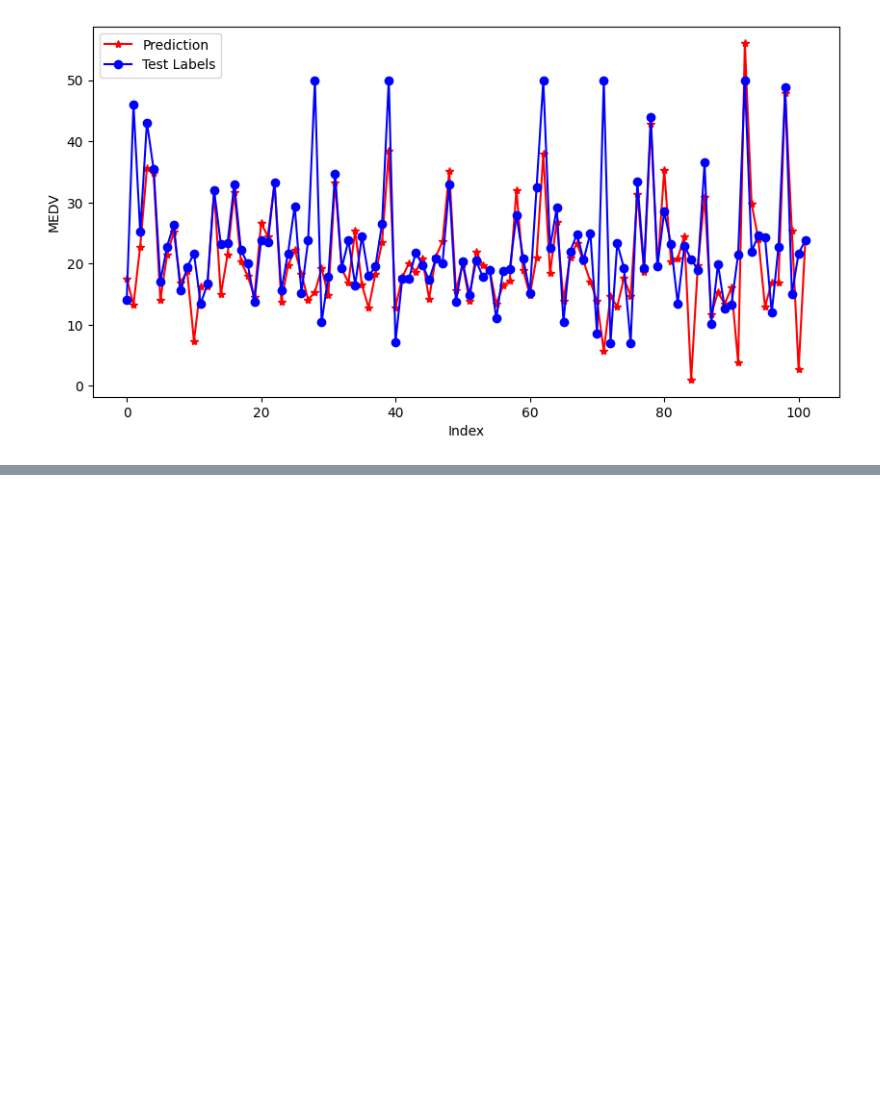
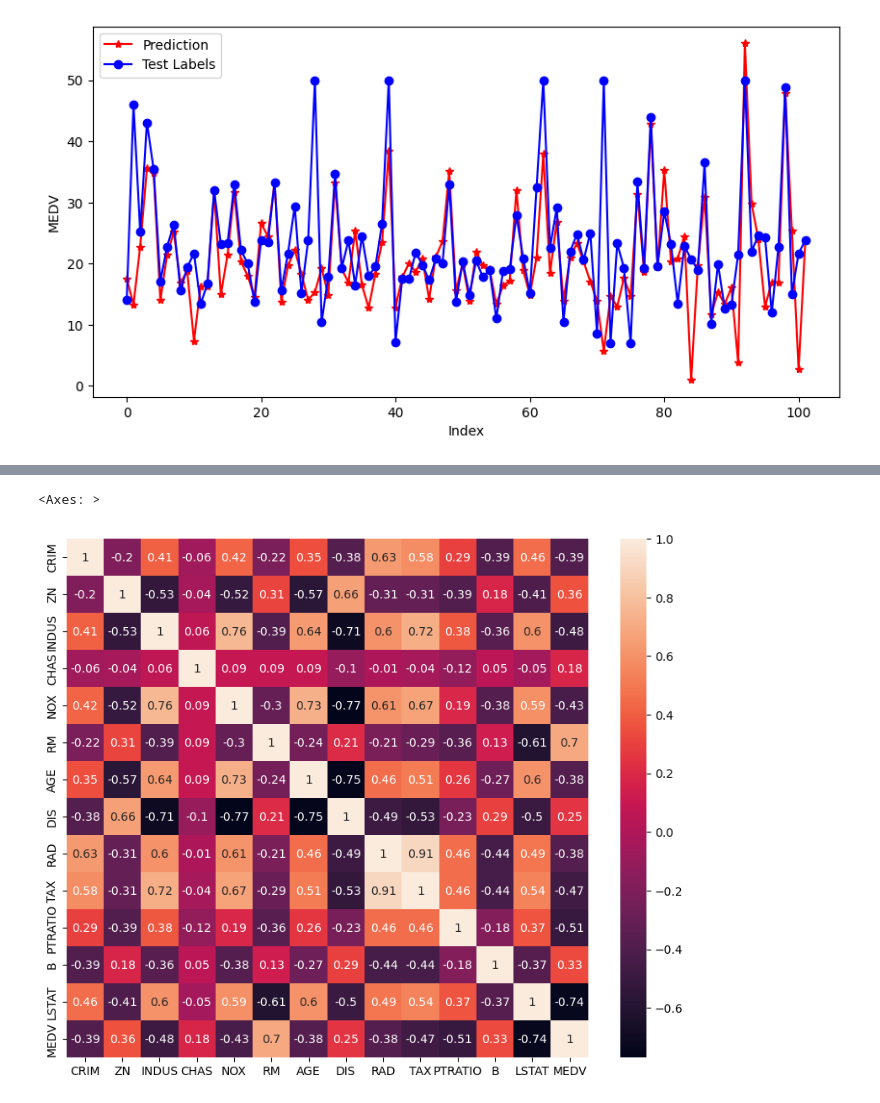
Before and after one commit to RafaJBZ/Tarea_4_RAJuarez_AXCabrera, a Jupyter notebook: Tarea4_RAJuarez_ACabrera.ipynb, the cells around one changed output, grey strips where cells are left out. Drawn from its saved outputs; the diff is of its cells as text; code cells hidden in the pictures; blank space fills up the shorter version.

```diff
--- a/Tarea4_RAJuarez_ACabrera.ipynb
+++ b/Tarea4_RAJuarez_ACabrera.ipynb
@@ -267,0 +324,8 @@ Código de solución estudiante 2
+# %%
+corr = data.corr().round(2)
+
+fig, ax = plt.subplots(1,1, figsize=(10, 8))
+sn.heatmap(corr, annot=True, ax=ax)
+# %% [output]
+<Axes: >
+[figure, added]
```
Also changed, not shown: parts of 19 cells of this notebook.
